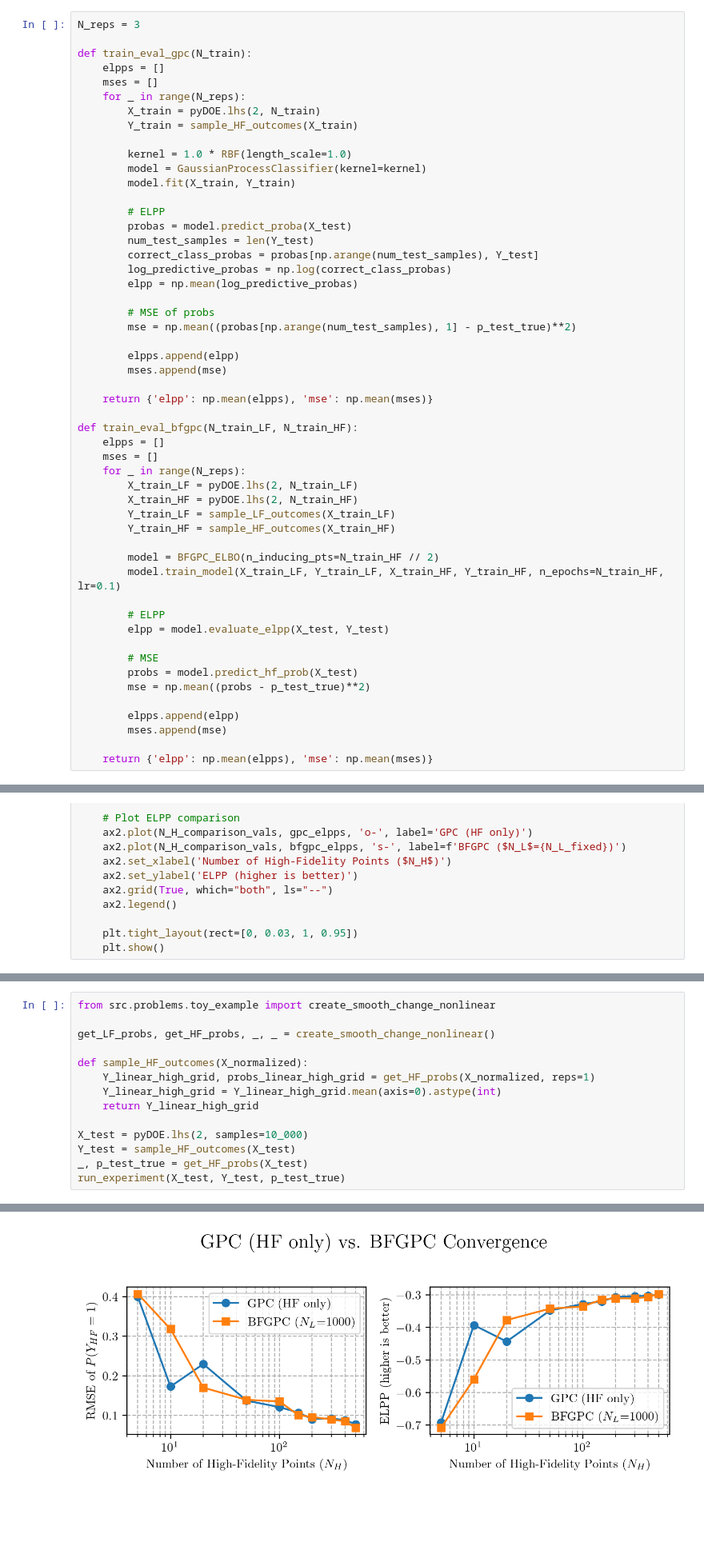
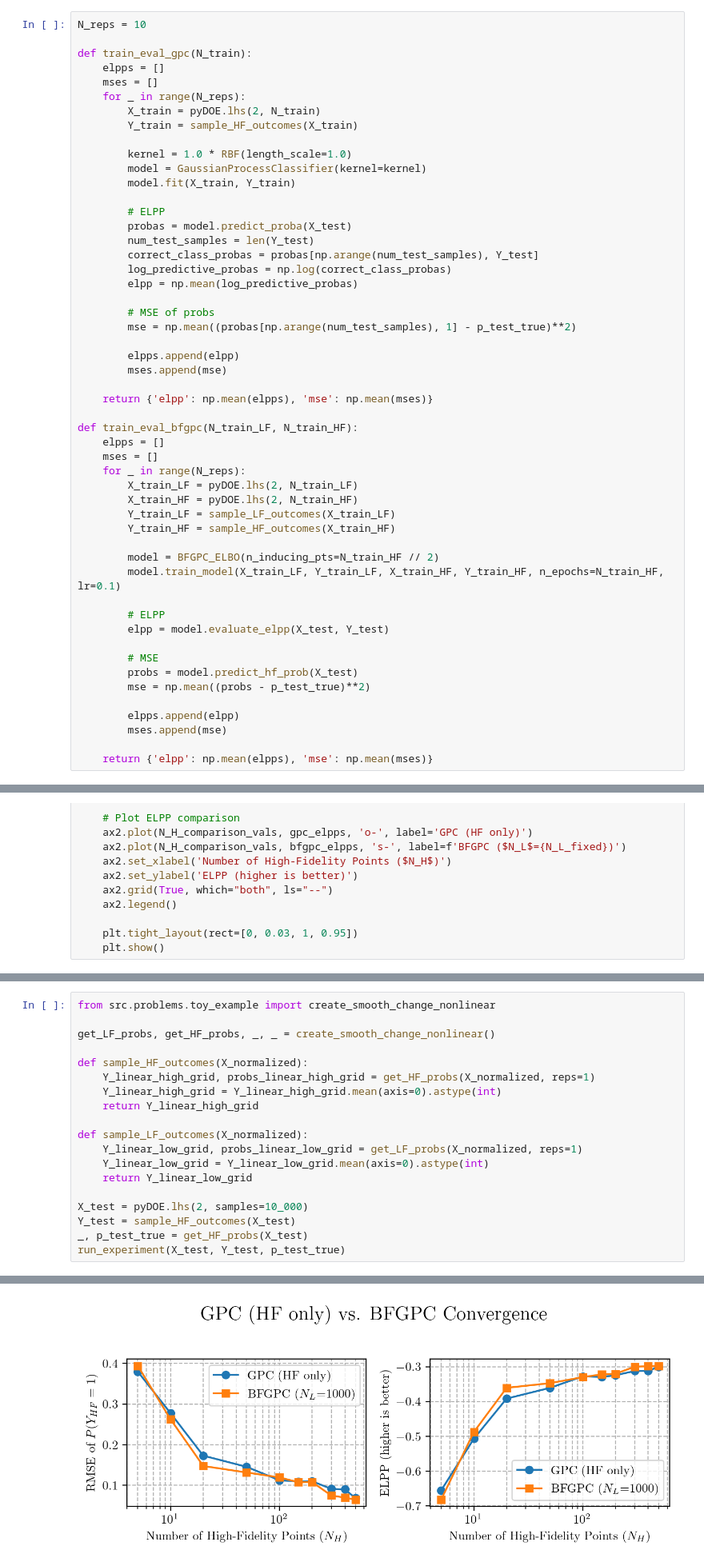
Before and after one commit to murraycutforth/psaap-active-learning, a Jupyter notebook: notebooks/gpc_error_vs_n_train.ipynb, the cells around one changed output, grey strips where cells are left out. Shown: that part at 80% size. Saved outputs shown, nothing was run; the diff lists cells and outputs as text; blank space fills up the shorter version.

```diff
--- a/notebooks/gpc_error_vs_n_train.ipynb
+++ b/notebooks/gpc_error_vs_n_train.ipynb
@@ -15,7 +15,7 @@ from src.models.bfgpc import BFGPC_ELBO
 logging.basicConfig(level=logging.INFO)
 logger = logging.getLogger(__name__)
 # %%
-N_reps = 3
+N_reps = 10
 
 def train_eval_gpc(N_train):
     elpps = []
@@ -167,6 +148,11 @@ def sample_HF_outcomes(X_normalized):
     Y_linear_high_grid = Y_linear_high_grid.mean(axis=0).astype(int)
     return Y_linear_high_grid
 
+def sample_LF_outcomes(X_normalized):
+    Y_linear_low_grid, probs_linear_low_grid = get_LF_probs(X_normalized, reps=1)
+    Y_linear_low_grid = Y_linear_low_grid.mean(axis=0).astype(int)
+    return Y_linear_low_grid
+
 X_test = pyDOE.lhs(2, samples=10_000)
 Y_test = sample_HF_outcomes(X_test)
 _, p_test_true = get_HF_probs(X_test)
@@ -202,3 +184,3 @@ Finished in 116.63s. RMSE: 0.0694, ELPP: -0.2966
 
 --- GPC vs. BFGPC Comparison Finished ---
-[figure, old version]
+[figure, new version]
```
Also changed, not shown: parts of 3 cells of this notebook, 3 other files.
